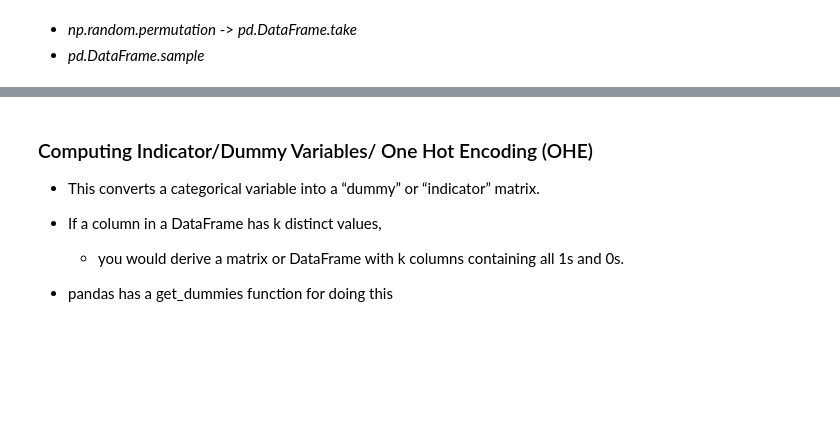
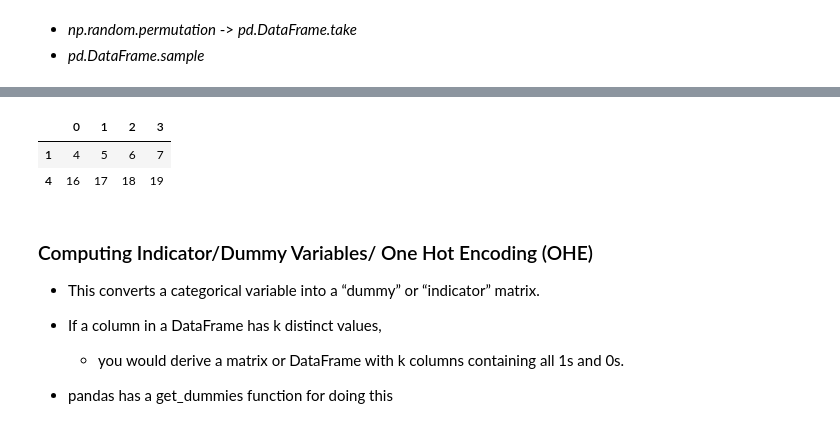
Before and after one commit to nyrfinyr/bdta, a Jupyter notebook: colab_2025/4-Pandas advanced/4a_Using_Pandas.ipynb, the cells around one changed output, grey strips where cells are left out. Drawn from its saved outputs; the diff is of its cells as text; code cells hidden in the pictures; blank space fills up the shorter version.

```diff
--- a/colab_2025/4-Pandas advanced/4a_Using_Pandas.ipynb
+++ b/colab_2025/4-Pandas advanced/4a_Using_Pandas.ipynb
@@ -334,6 +343,12 @@ df.take(sampler)
 # %%
 # you can use the sample method with a random subset without replacement
-df.sample(n=3)
+#df.sample(n=3)
+sampled_df = df.sample(n=2, axis=0)
+sampled_df
+# %% [output]
+|  | 0 | 1 | 2 | 3 |
+| 1 | 4 | 5 | 6 | 7 |
+| 4 | 16 | 17 | 18 | 19 |
 # %% [markdown]
 ### Computing Indicator/Dummy Variables/ One Hot Encoding (OHE)
 - This converts a categorical variable into a “dummy” or “indicator” matrix.
```
Also changed, not shown: parts of 13 cells of this notebook, 1 other file.
